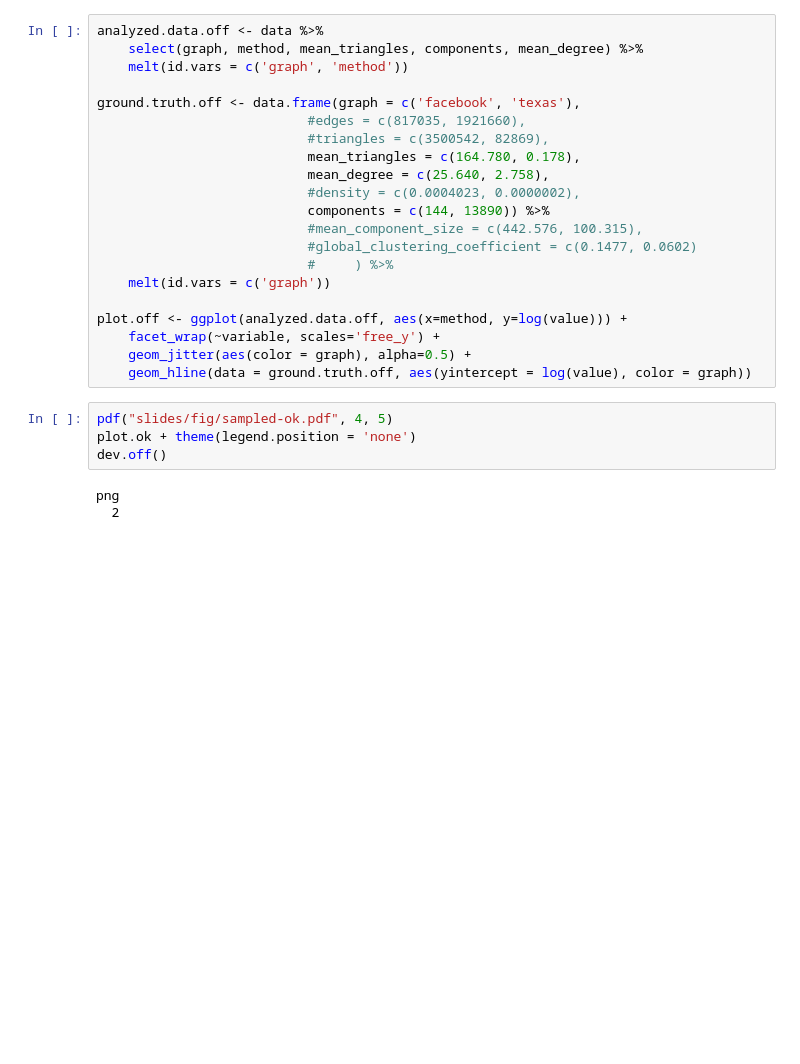
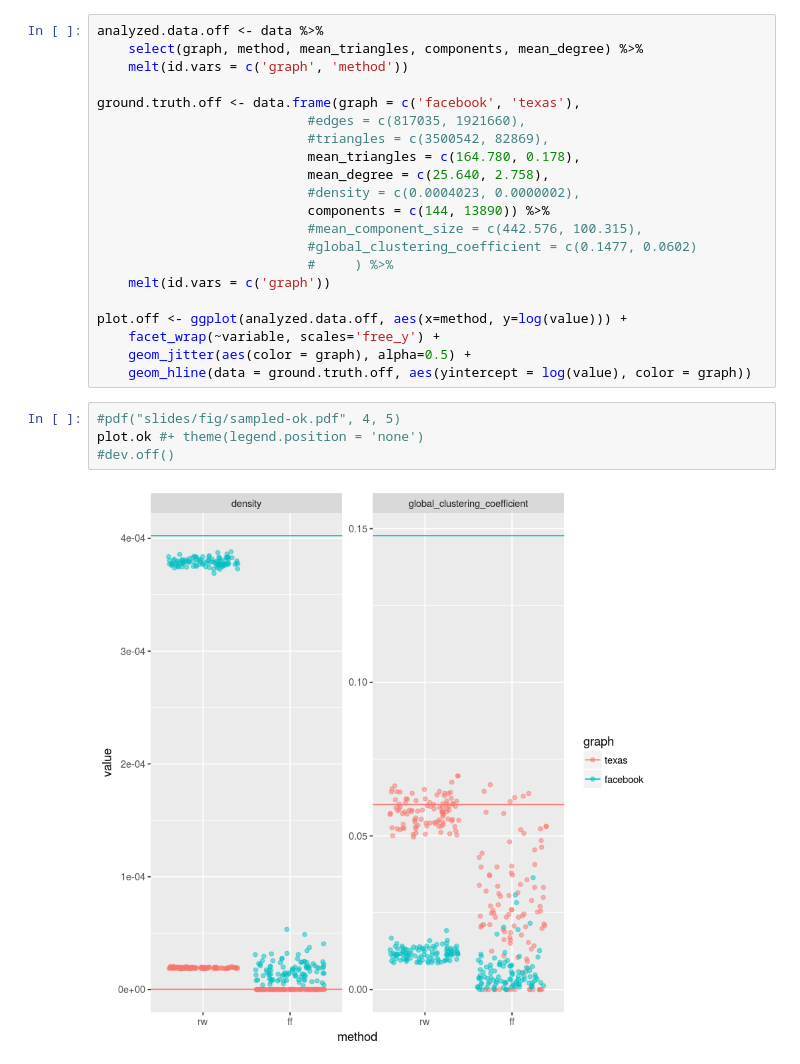
Before and after one commit to phipsgabler/netsci-01, a Jupyter notebook: sample_statistics.ipynb, the cells around one changed output. Cells and saved outputs as stored; diff of their text form; blank space fills up the shorter version.

```diff
--- a/sample_statistics.ipynb
+++ b/sample_statistics.ipynb
@@ -81,10 +81,9 @@ plot.off <- ggplot(analyzed.data.off, aes(x=method, y=log(value))) +
     geom_jitter(aes(color = graph), alpha=0.5) +
     geom_hline(data = ground.truth.off, aes(yintercept = log(value), color = graph))
 # %%
-pdf("slides/fig/sampled-ok.pdf", 4, 5)
-plot.ok + theme(legend.position = 'none')
-dev.off()
+#pdf("slides/fig/sampled-ok.pdf", 4, 5)
+plot.ok #+ theme(legend.position = 'none')
+#dev.off()
 # %% [output]
-png
-  2
+[figure, added]
 # %%
```
Also changed, not shown: parts of 5 cells of this notebook.
